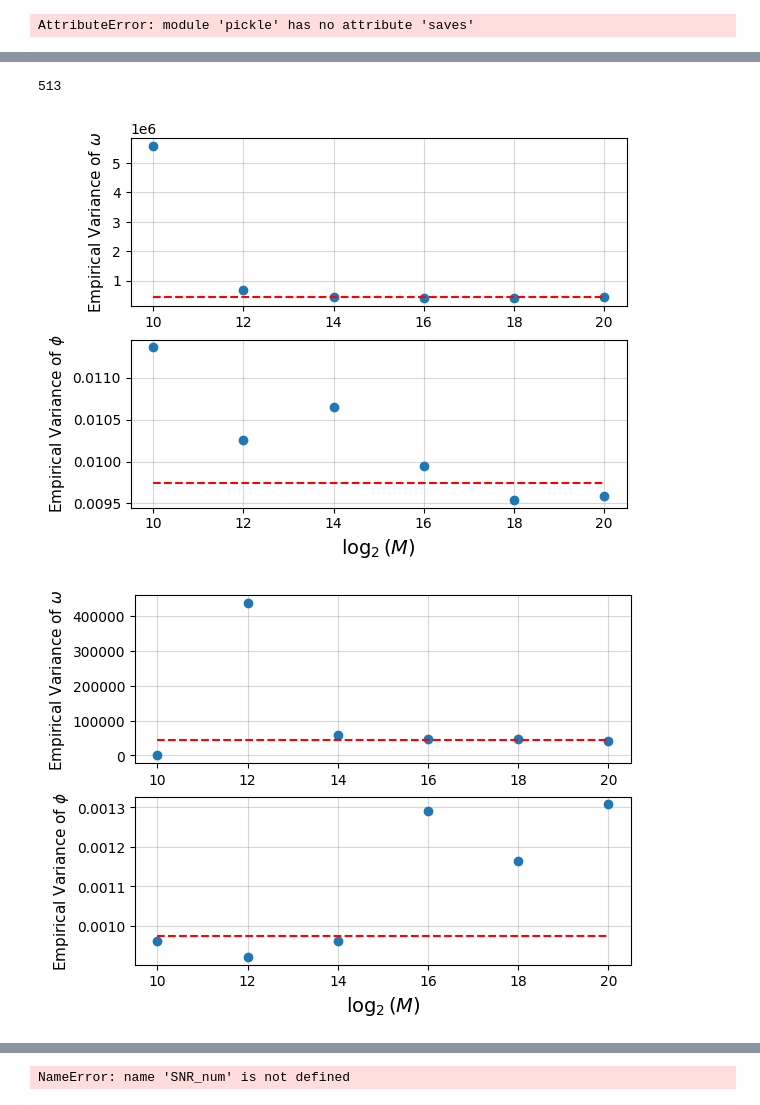
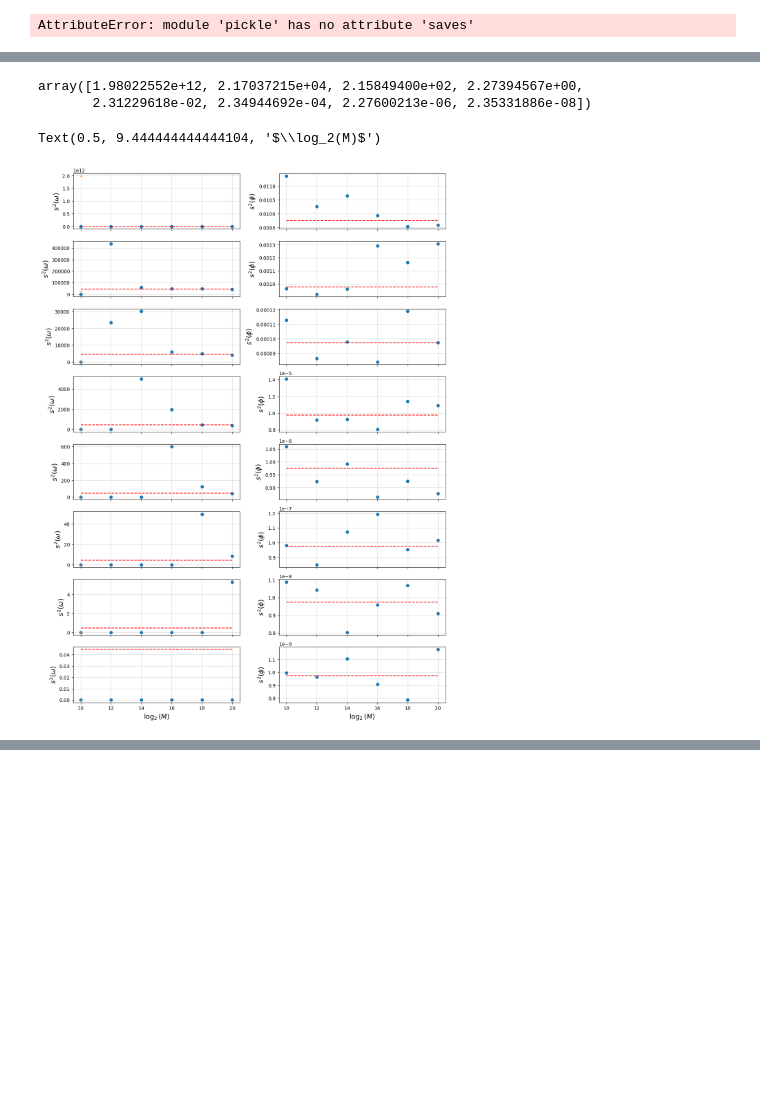
Before and after one commit to petmil123/estimering, a Jupyter notebook: start.ipynb, the cells around one changed output, grey strips where cells are left out. Drawn from its saved outputs; the diff is of its cells as text; code cells hidden in the pictures; blank space fills up the shorter version.

Commit message:
New plot that shows everything

```diff
--- a/start.ipynb
+++ b/start.ipynb
@@ -114,26 +137,31 @@ array([[5.58499901e+06, 0.00000000e+00, 0.00000000e+00, 0.00000000e+00,
+# %%
+var_omega_NM
+# %% [output]
+array([1.98022552e+12, 2.17037215e+04, 2.15849400e+02, 2.27394567e+00,
+       2.31229618e-02, 2.34944692e-04, 2.27600213e-06, 2.35331886e-08])
 # %%
-# Plotting
-print(N)
+#Plotting
 crlb_omega = 12*(1/(2*SNR_num))/(T**2*N*(N+1)*(N-1))
 
 P = N*(N-1)/2
 Q = N*(N-1)*(2*N-1)/6
 
 crlb_phi = (12*(1/(2*SNR_num))*(n_0**2*N+2*n_0*P+Q))/(N**2*(N-1)*(N+1))
+
+fig, ax = plt.subplots(len(SNR_db), 2, figsize=(12, 16), sharex=True)
 for i, db in enumerate(SNR_db):
-    plt.figure()
-    plt.subplot(211)
-    plt.plot(ks, var_omega[:,i], 'o')
-    plt.plot(ks, crlb_omega[i]*np.ones(len(ks)), 'r--')
-    plt.ylabel('Empirical Variance of $\omega$', fontsize=11)
-    plt.grid(alpha=0.5)
-    plt.subplot(212)
-    plt.plot(ks, var_phi[:,i], 'o')
-    plt.plot(ks, crlb_phi[i]*np.ones(len(ks)), 'r--')
-    plt.ylabel('Empirical Variance of $\phi$', fontsize=11)
-    plt.xlabel('$\log_2(M)$', fontsize=14)
-    plt.grid(alpha=0.5)
+    fig.tight_layout()
+    ax[i, 0].plot(ks, var_omega[:,i], 'o')
+    ax[i,0].plot(10, var_omega_NM[i], '+')
+    ax[i, 0].plot(ks, crlb_omega[i]*np.ones(len(ks)), 'r--')
+    ax[i, 0].set_ylabel('$s^2(\omega)$', fontsize=14)
+    ax[i, 0].grid(alpha=0.5)
+    ax[i, 1].plot(ks, var_phi[:,i], 'o')
+    ax[i, 1].plot(ks, crlb_phi[i]*np.ones(len(ks)), 'r--')
+    ax[i, 1].set_ylabel('$s^2(\phi)$', fontsize=14)
+    ax[i, 1].grid(alpha=0.5)
+ax[-1,0].set_xlabel('$\log_2(M)$', fontsize=14)
+ax[-1,1].set_xlabel('$\log_2(M)$', fontsize=14)
 # %% [output]
-513
+Text(0.5, 9.444444444444104, '$\\log_2(M)$')
-[figure, old version]
+[figure, new version]
-[figure, removed]
@@ -146,32 +167,0 @@ for i, db in enumerate(SNR_db):
-# %%
-# 1b)
-
-m = 2**10
-
-def objective(omega, signal):
-    n = np.arange(N)
-    return -np.abs((1/N)*np.sum(signal*np.exp(-1j*omega*n*T)))
-
-def F_func(omega, signal):
-    n = np.arange(N)
-    return (1/N)*np.sum(signal*np.exp(-1j*omega*n*T))
-
-for i, SNR in enumerate(SNR_num):
-    temp_omega = np.zeros(1000)
-    temp_phi = np.zeros(1000)
-    for k in range(1000):
-        noise_real = np.random.normal(0, A**2/(2*SNR), N)
-        noise_complex = np.random.normal(0, A**2/(2*SNR), N)*1j
-        signal = A*np.exp(1j*(omega_0*t+phi)) + noise_real+ noise_complex
-        F = fft.fft(signal, n=m, norm='ortho')
-        m_star = np.argmax(np.abs(F))
-        omega_hat = 2*np.pi*m_star/(m*T)
-        phi_hat = np.angle(np.exp(-1j*omega_hat*n_0*T)*F[m_star])
-        res = scipy.optimize.minimize(objective, omega_hat, args=( signal),method='Nelder-Mead')
-        omega_hat_new = res.x[0]
-        phi_hat_new = np.angle(np.exp(-1j*omega_hat_new*n_0*T)*F_func(omega_hat_new, signal))
-        temp_omega[k] = omega_hat_new - omega_0
-        temp_phi[k] = phi_hat_new - phi
-    print('SNR: ', SNR_db[i], 'omega: ', np.var(temp_omega, ddof=1)/crlb_omega[i], 'phi: ', np.var(temp_phi, ddof=1)/crlb_phi[i])
-# %% [output]
-NameError: name 'SNR_num' is not defined
```
Also changed, not shown: parts of 4 cells of this notebook.
